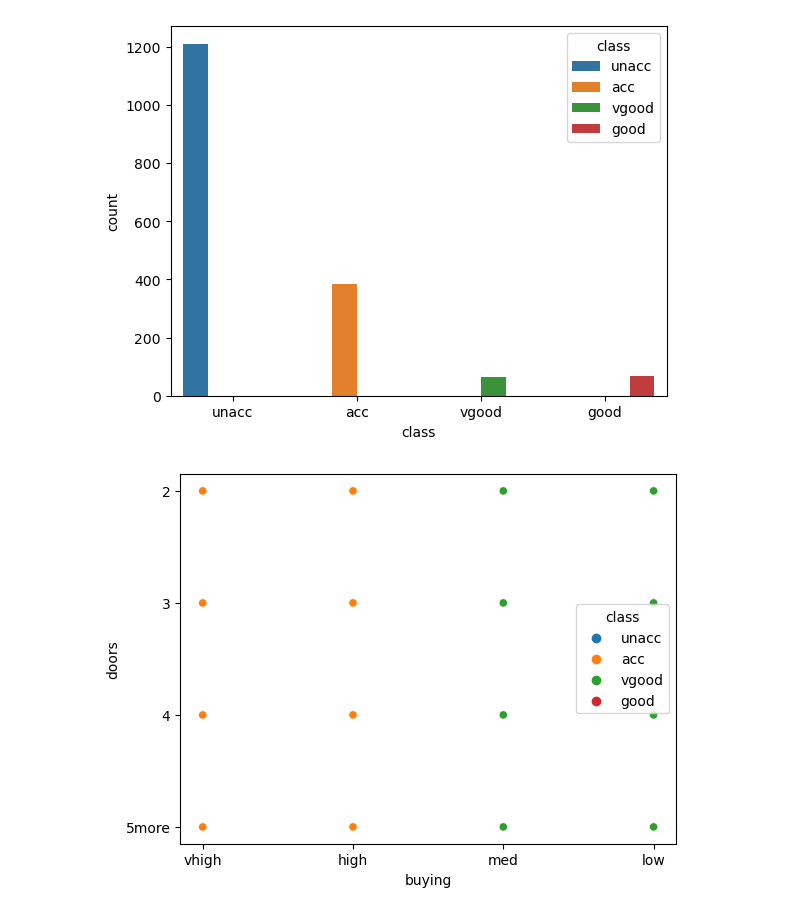
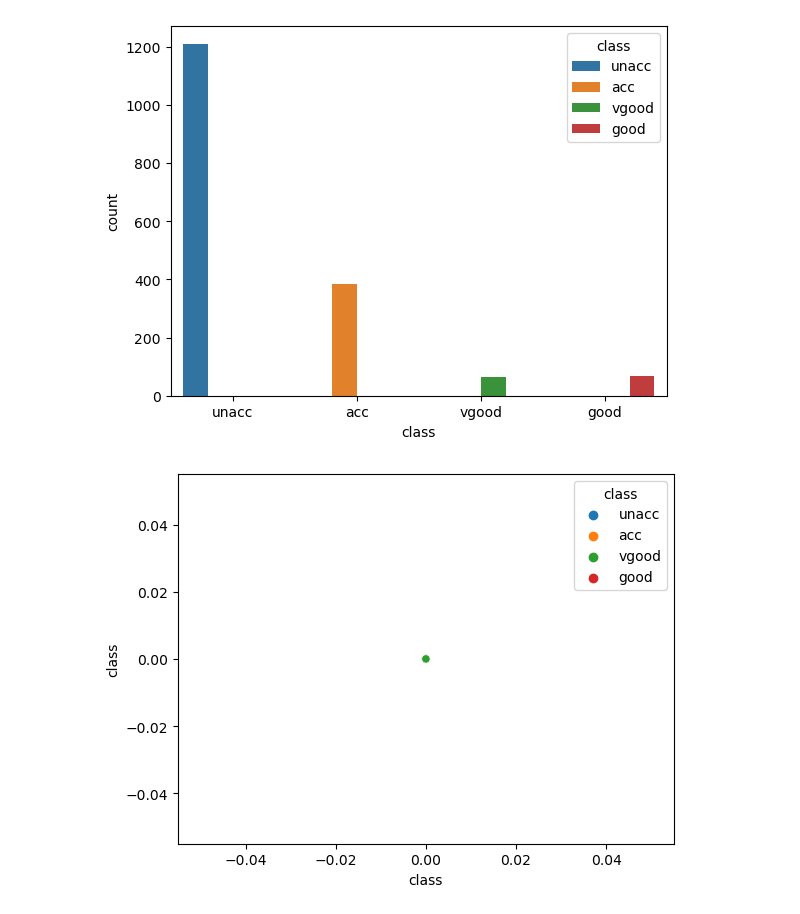
Before and after one commit to NyleHawker/Pythons, a Jupyter notebook: car_evaluation.ipynb, the cells around one changed output. Saved outputs shown, nothing was run; the diff lists cells and outputs as text; code cells hidden in the pictures.

```diff
--- a/car_evaluation.ipynb
+++ b/car_evaluation.ipynb
@@ -144,10 +143,10 @@ plt.show()
 # %% [output]
 [figure]
 # %%
-sn.scatterplot(data=cars, x='buying', y='doors', hue=cars['class'])
+sn.scatterplot(data=cars, x=cars['class']=='buying', y=cars['class']=='doors', hue=cars['class'])
 plt.show()
 # %% [output]
-[figure, old version]
+[figure, new version]
 # %%
 # model development
 # decision tree classifier
```
Also changed, not shown: parts of 7 cells of this notebook, 1 other file.
